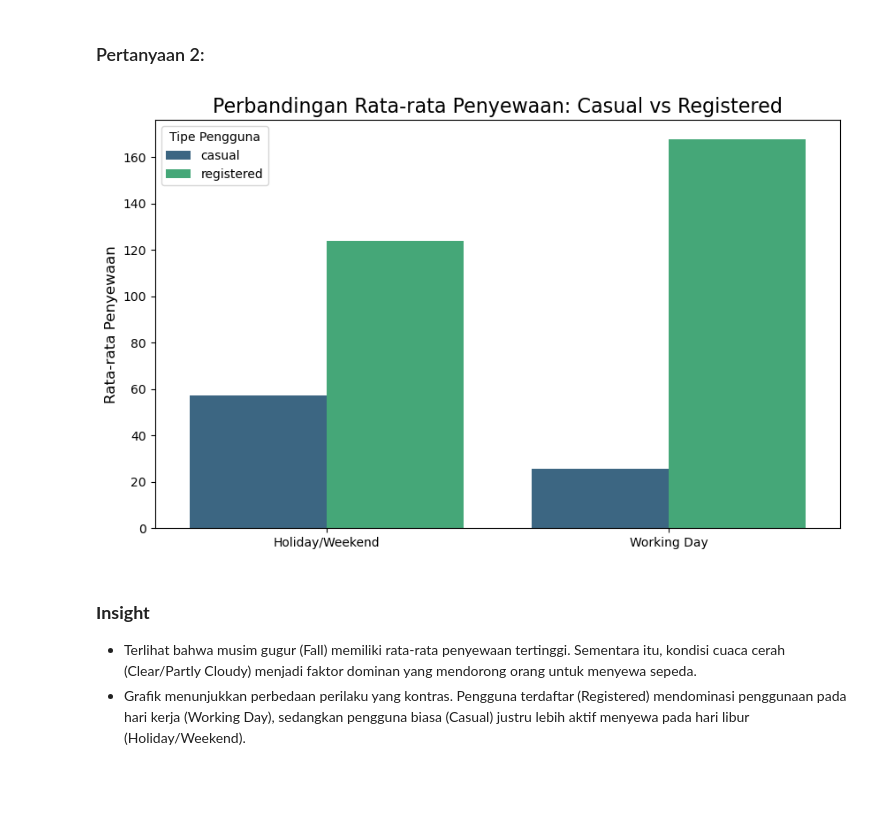
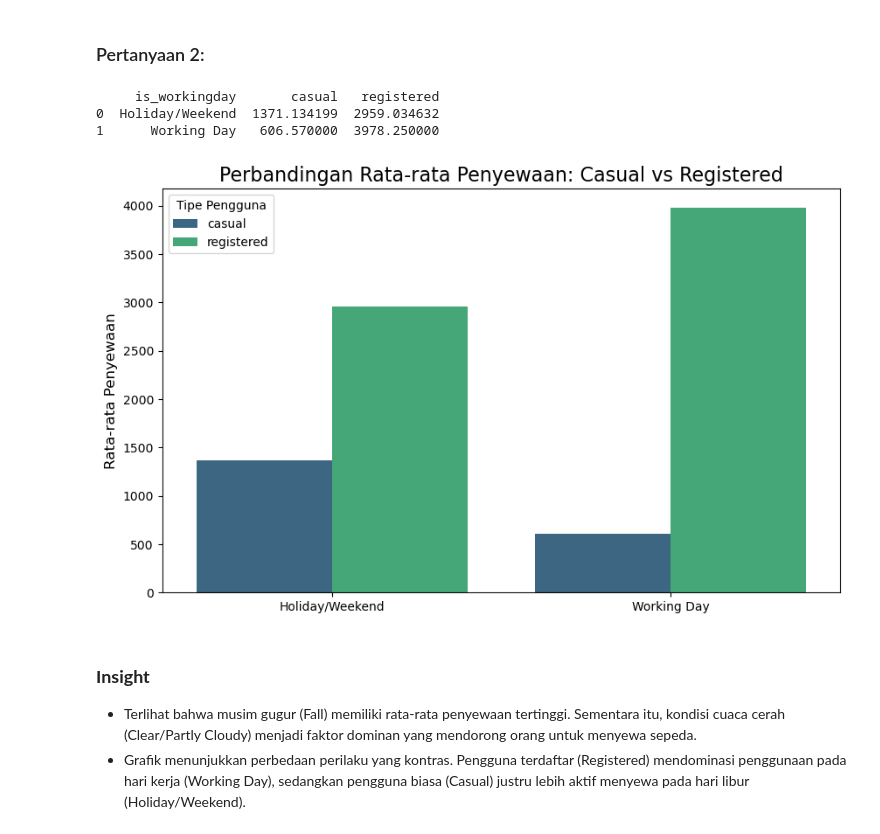
Before and after one commit to moenalyze/bike-sharing-dataset-analysis, a Jupyter notebook: notebook.ipynb, the cells around one changed output. Saved outputs shown, nothing was run; the diff lists cells and outputs as text; code cells hidden in the pictures; blank space fills up the shorter version.

```diff
--- a/notebook.ipynb
+++ b/notebook.ipynb
@@ -493,39 +487,45 @@ Passing `palette` without assigning `hue` is deprecated and will be removed in v
 # %% [markdown]
 ### Pertanyaan 2:
+# %%
+by_workingday = day_df.groupby(by="is_workingday").agg({
+    "casual": "mean",
+    "registered": "mean"
+}).reset_index()
+
+by_workingday['is_workingday'] = by_workingday['is_workingday'].map({
+    0: 'Holiday/Weekend',
+    1: 'Working Day'
+})
+
+by_workingday_melt = by_workingday.melt(
+    id_vars="is_workingday",
+    var_name="user_type",
+    value_name="avg_count"
+)
+
+print(by_workingday)
+# %% [output]
+     is_workingday       casual   registered
+0  Holiday/Weekend  1371.134199  2959.034632
+1      Working Day   606.570000  3978.250000
 # %%
-by_workingday = main_df.groupby(by="is_workingday").agg({
-    "casual": "mean",
-    "registered": "mean"
-}).reset_index()
-
-by_workingday['is_workingday'] = by_workingday['is_workingday'].map({
-    0: 'Holiday/Weekend',
-    1: 'Working Day'
-})
-
-by_workingday_melt = by_workingday.melt(
-    id_vars="is_workingday",
-    var_name="user_type",
-    value_name="avg_count"
-)
-
 plt.figure(figsize=(10, 6))
 
 sns.barplot(
     x="is_workingday",
     y="avg_count",
     hue="user_type",
     data=by_workingday_melt,
     palette="viridis"
 )
 
 plt.title("Perbandingan Rata-rata Penyewaan: Casual vs Registered", fontsize=16)
 plt.xlabel(None)
 plt.ylabel("Rata-rata Penyewaan", fontsize=12)
 plt.legend(title="Tipe Pengguna")
 plt.show()
 # %% [output]
-[figure, old version]
+[figure, new version]
 # %% [markdown]
 ### **Insight**
 - Terlihat bahwa musim gugur (Fall) memiliki rata-rata penyewaan tertinggi. Sementara itu, kondisi cuaca cerah (Clear/Partly Cloudy) menjadi faktor dominan yang mendorong orang untuk menyewa sepeda.
```
Also changed, not shown: parts of 11 cells of this notebook, 2 other files.
